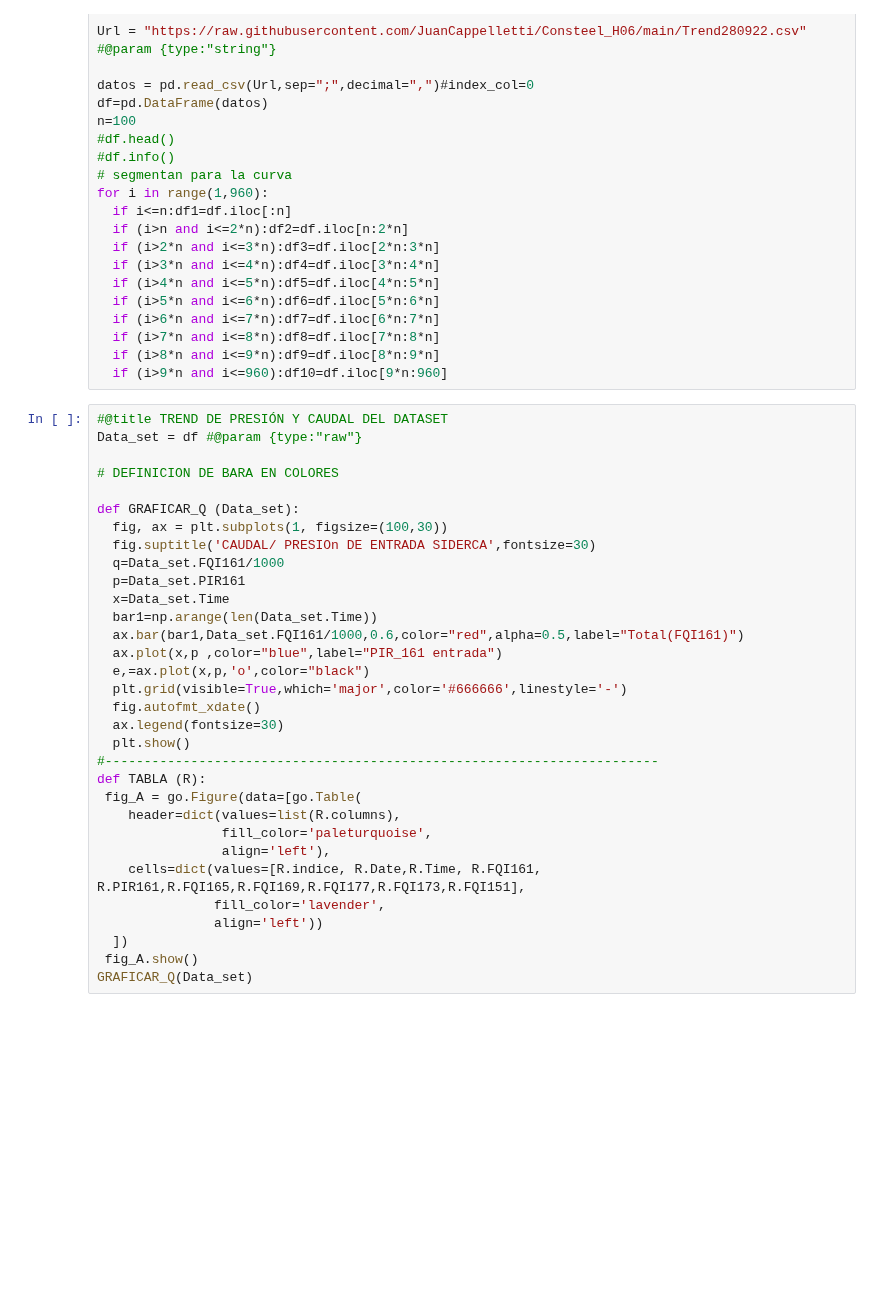
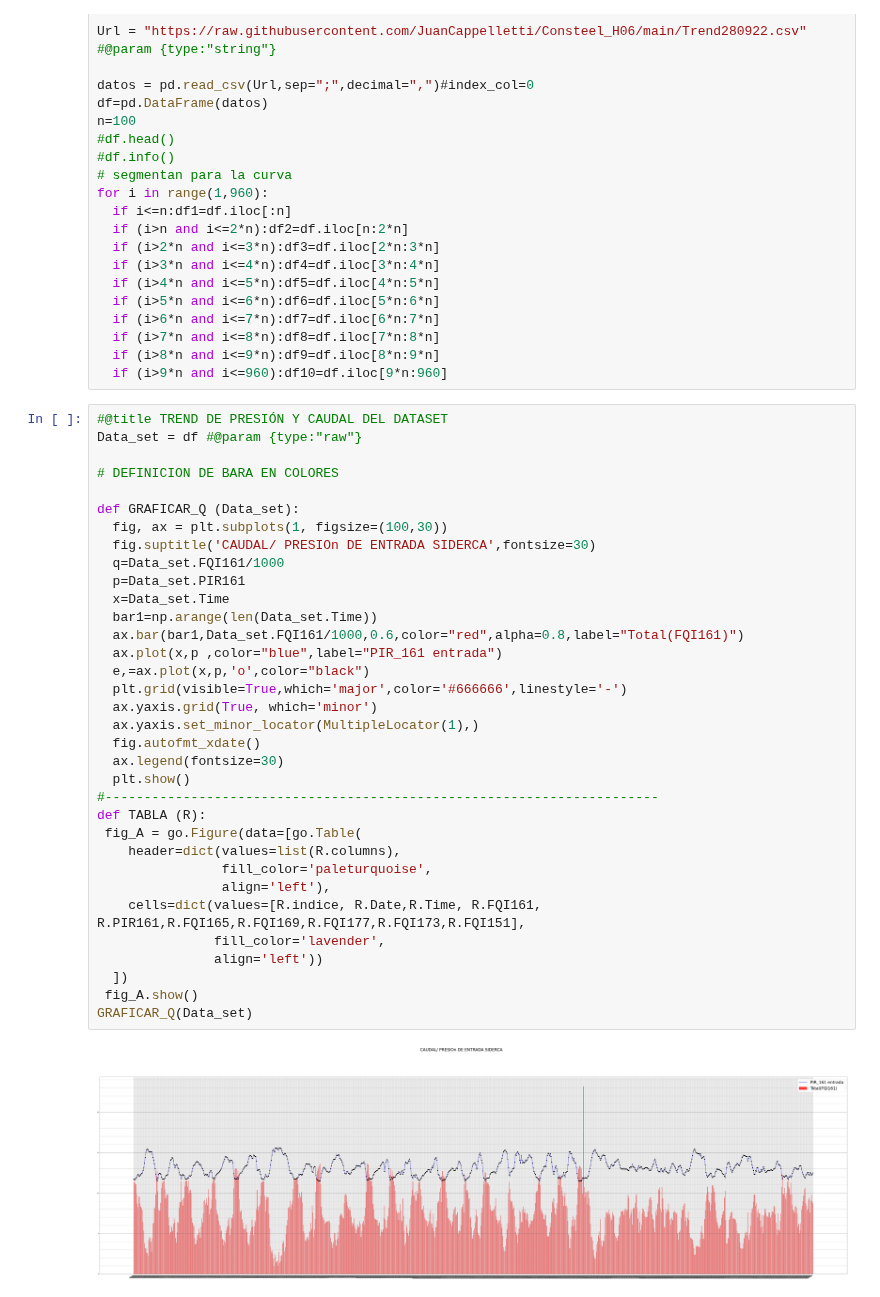
Before and after one commit to JuanCappelletti/Consteel_H06, a Jupyter notebook: ANALISIS FLUIDOS GASEOSOS .ipynb, the cells around one changed output. Saved outputs shown, nothing was run; the diff lists cells and outputs as text; blank space fills up the shorter version.

```diff
--- a/ANALISIS FLUIDOS GASEOSOS .ipynb
+++ b/ANALISIS FLUIDOS GASEOSOS .ipynb
@@ -34,34 +34,38 @@ for i in range(1,960):
 #@title TREND DE PRESIÓN Y CAUDAL DEL DATASET
 Data_set = df #@param {type:"raw"}
 
 # DEFINICION DE BARA EN COLORES
 
 def GRAFICAR_Q (Data_set):
   fig, ax = plt.subplots(1, figsize=(100,30))
   fig.suptitle('CAUDAL/ PRESIOn DE ENTRADA SIDERCA',fontsize=30)
   q=Data_set.FQI161/1000
   p=Data_set.PIR161
   x=Data_set.Time
   bar1=np.arange(len(Data_set.Time))
-  ax.bar(bar1,Data_set.FQI161/1000,0.6,color="red",alpha=0.5,label="Total(FQI161)")
+  ax.bar(bar1,Data_set.FQI161/1000,0.6,color="red",alpha=0.8,label="Total(FQI161)")
   ax.plot(x,p ,color="blue",label="PIR_161 entrada")
   e,=ax.plot(x,p,'o',color="black")
   plt.grid(visible=True,which='major',color='#666666',linestyle='-')
+  ax.yaxis.grid(True, which='minor')
+  ax.yaxis.set_minor_locator(MultipleLocator(1),)
   fig.autofmt_xdate()
   ax.legend(fontsize=30)
   plt.show()
 #-----------------------------------------------------------------------
 def TABLA (R):
  fig_A = go.Figure(data=[go.Table(
     header=dict(values=list(R.columns),
                 fill_color='paleturquoise',
                 align='left'),
     cells=dict(values=[R.indice, R.Date,R.Time, R.FQI161, R.PIR161,R.FQI165,R.FQI169,R.FQI177,R.FQI173,R.FQI151],
                fill_color='lavender',
                align='left'))
   ])
  fig_A.show()
 GRAFICAR_Q(Data_set)
+# %% [output]
+[figure, added]
 # %%
 #@title Analisis rapidos del data_set
 a=np.array(round(df.FQI161.describe(),2))
```
Also changed, not shown: parts of 5 cells of this notebook.
